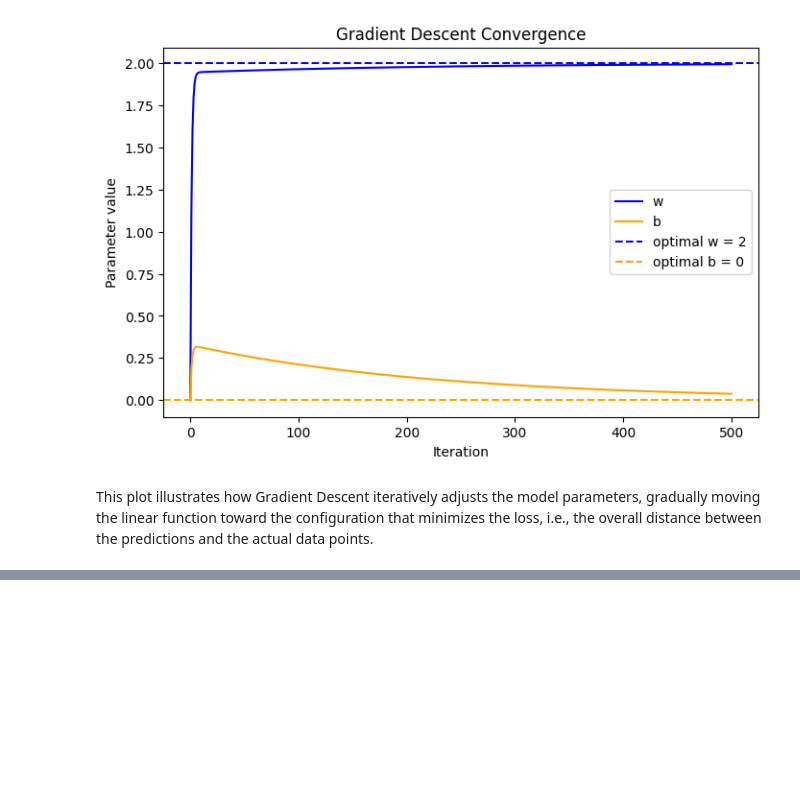
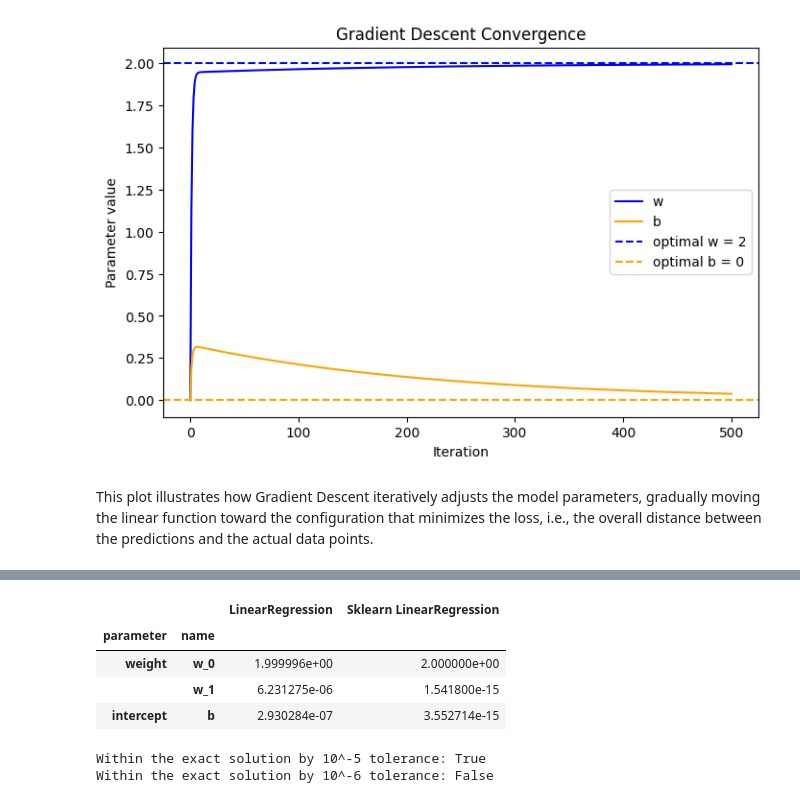
Before and after one commit to MaxiSmplx/gradient-descent, a Jupyter notebook: 2_machine_learning/linear_regression.ipynb, the cells around one changed output, grey strips where cells are left out. Drawn from its saved outputs; the diff is of its cells as text; code cells hidden in the pictures; blank space fills up the shorter version.

```diff
--- a/2_machine_learning/linear_regression.ipynb
+++ b/2_machine_learning/linear_regression.ipynb
@@ -287,0 +287,21 @@ y = data["y"]
+# %%
+X = data[["x_1", "x_2"]]
+y = data["y"]
+
+b, w = linear_regression(X, y, learning_rate=0.01, max_iters=50_000, tol=1e-6)
+
+sklearn_lr = LinearRegression()
+sklearn_lr.fit(X, y)
+
+display(compare_lr_to_sklearn(w, b, sklearn_lr))
+
+print(f"Within the exact solution by 10^-5 tolerance: {np.allclose(w, sklearn_lr.coef_, rtol=0, atol=1e-5)}")
+print(f"Within the exact solution by 10^-6 tolerance: {np.allclose(w, sklearn_lr.coef_, rtol=0, atol=1e-6)}")
+# %% [output]
+|  |  | LinearRegression | Sklearn LinearRegression |
+| parameter | name |  |  |
+| weight | w_0 | 1.999996e+00 | 2.000000e+00 |
+|  | w_1 | 6.231275e-06 | 1.541800e-15 |
+| intercept | b | 2.930284e-07 | 3.552714e-15 |
+Within the exact solution by 10^-5 tolerance: True
+Within the exact solution by 10^-6 tolerance: False
```
Also changed, not shown: parts of 13 cells of this notebook, 3 other files.
